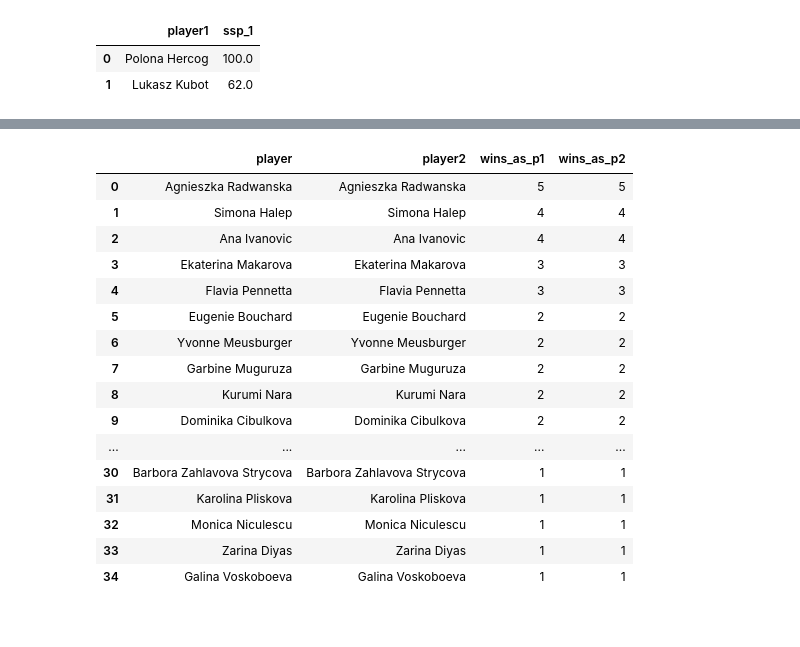
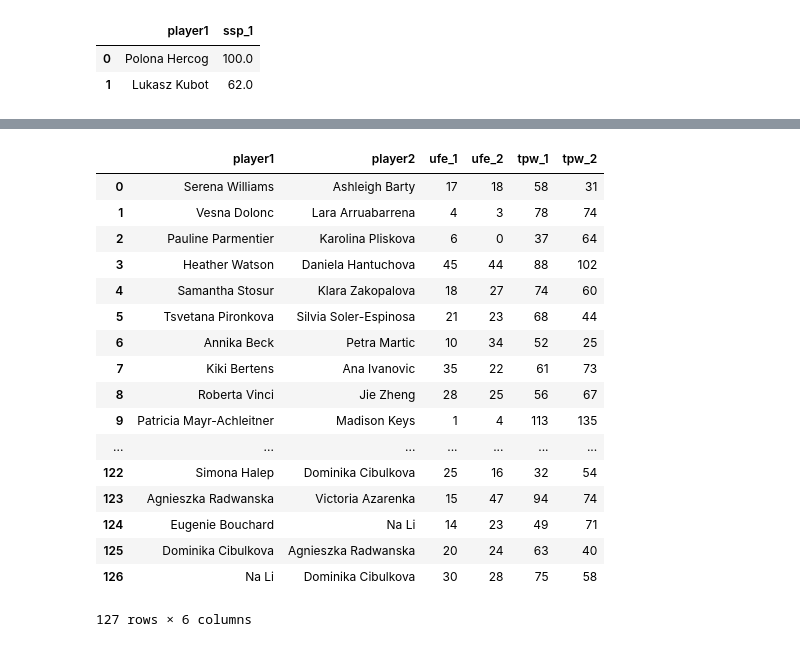
Before and after one commit to luketibbott/SQL, a Jupyter notebook: challenge-4.ipynb, the cells around one changed output, grey strips where cells are left out. Drawn from its saved outputs; the diff is of its cells as text; code cells hidden in the pictures.

```diff
--- a/challenge-4.ipynb
+++ b/challenge-4.ipynb
@@ -1049,30 +1093,36 @@ pd.read_sql_query('''
-# %%
-pd.read_sql_query('''
-                    SELECT al1.player1 player, al2.player2, COUNT(al1.player1) wins_as_p1,
-                           COUNT(al2.player2) wins_as_p2
-                    FROM aus_ladies_2013 al1
-                    JOIN aus_ladies_2013 al2
-                    ON al1.player1 = al2.player2
-                    WHERE (al1.result = 0 OR al2.result = 1) AND (al1.fnl1 != al1.fnl2)
-                    AND (al2.fnl1 != al2.fnl2)
-                    GROUP BY 1, 2
-                    ORDER BY 3 DESC;
-                  ''', cnx)
-# %% [output]
-|  | player | player2 | wins_as_p1 | wins_as_p2 |
-| 0 | Agnieszka Radwanska | Agnieszka Radwanska | 5 | 5 |
-| 1 | Simona Halep | Simona Halep | 4 | 4 |
-| 2 | Ana Ivanovic | Ana Ivanovic | 4 | 4 |
-| 3 | Ekaterina Makarova | Ekaterina Makarova | 3 | 3 |
-| 4 | Flavia Pennetta | Flavia Pennetta | 3 | 3 |
-| 5 | Eugenie Bouchard | Eugenie Bouchard | 2 | 2 |
-| 6 | Yvonne Meusburger | Yvonne Meusburger | 2 | 2 |
-| 7 | Garbine Muguruza | Garbine Muguruza | 2 | 2 |
-| 8 | Kurumi Nara | Kurumi Nara | 2 | 2 |
-| 9 | Dominika Cibulkova | Dominika Cibulkova | 2 | 2 |
-| ... | ... | ... | ... | ... |
-| 30 | Barbora Zahlavova Strycova | Barbora Zahlavova Strycova | 1 | 1 |
-| 31 | Karolina Pliskova | Karolina Pliskova | 1 | 1 |
-| 32 | Monica Niculescu | Monica Niculescu | 1 | 1 |
-| 33 | Zarina Diyas | Zarina Diyas | 1 | 1 |
-| 34 | Galina Voskoboeva | Galina Voskoboeva | 1 | 1 |
+# %%
+pd.read_sql_query('''
+                    WITH stat1 AS (SELECT player1, player2, ufe_1, ufe_2, tpw_1, tpw_2
+                        FROM aus_ladies_2013),
+
+                        stat2 AS (SELECT player1, player2, ufe_1, ufe_2, tpw_1, tpw_2
+                        FROM french_ladies_2013),
+
+                        stat3 AS (SELECT player1, player2, ufe_1, ufe_2, tpw_1, tpw_2
+                        FROM us_ladies_2013),
+
+                        stat4 AS (SELECT player1, player2, ufe_1, ufe_2, tpw_1, tpw_2
+                        FROM wimbledon_ladies_2013)
+
+                        SELECT * FROM t1;
+
+                  ''', cnx)
+# %% [output]
+|  | player1 | player2 | ufe_1 | ufe_2 | tpw_1 | tpw_2 |
+| 0 | Serena Williams | Ashleigh Barty | 17 | 18 | 58 | 31 |
+| 1 | Vesna Dolonc | Lara Arruabarrena | 4 | 3 | 78 | 74 |
+| 2 | Pauline Parmentier | Karolina Pliskova | 6 | 0 | 37 | 64 |
+| 3 | Heather Watson | Daniela Hantuchova | 45 | 44 | 88 | 102 |
+| 4 | Samantha Stosur | Klara Zakopalova | 18 | 27 | 74 | 60 |
+| 5 | Tsvetana Pironkova | Silvia Soler-Espinosa | 21 | 23 | 68 | 44 |
+| 6 | Annika Beck | Petra Martic | 10 | 34 | 52 | 25 |
+| 7 | Kiki Bertens | Ana Ivanovic | 35 | 22 | 61 | 73 |
+| 8 | Roberta Vinci | Jie Zheng | 28 | 25 | 56 | 67 |
+| 9 | Patricia Mayr-Achleitner | Madison Keys | 1 | 4 | 113 | 135 |
+| ... | ... | ... | ... | ... | ... | ... |
+| 122 | Simona Halep | Dominika Cibulkova | 25 | 16 | 32 | 54 |
+| 123 | Agnieszka Radwanska | Victoria Azarenka | 15 | 47 | 94 | 74 |
+| 124 | Eugenie Bouchard | Na Li | 14 | 23 | 49 | 71 |
+| 125 | Dominika Cibulkova | Agnieszka Radwanska | 20 | 24 | 63 | 40 |
+| 126 | Na Li | Dominika Cibulkova | 30 | 28 | 75 | 58 |
+127 rows × 6 columns
```
Also changed, not shown: parts of 7 cells of this notebook.
